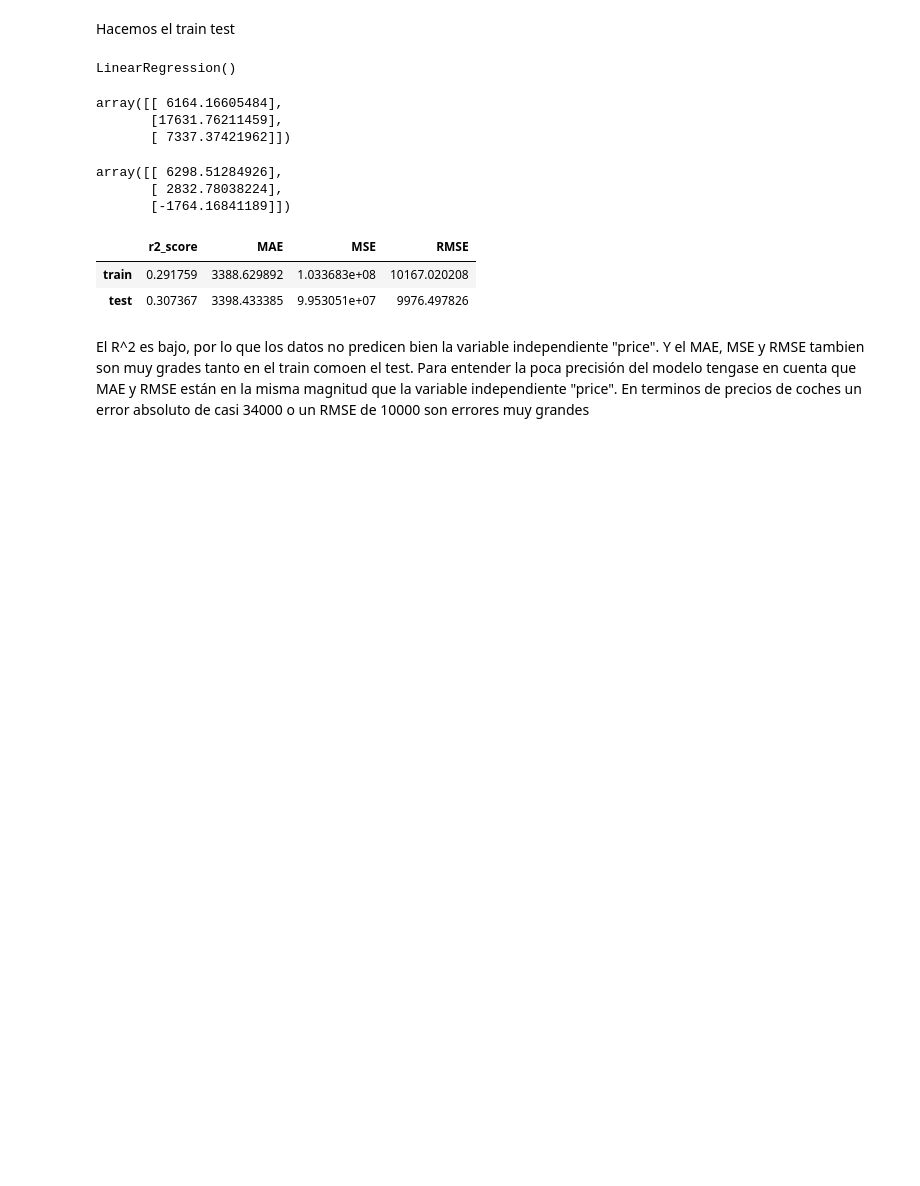
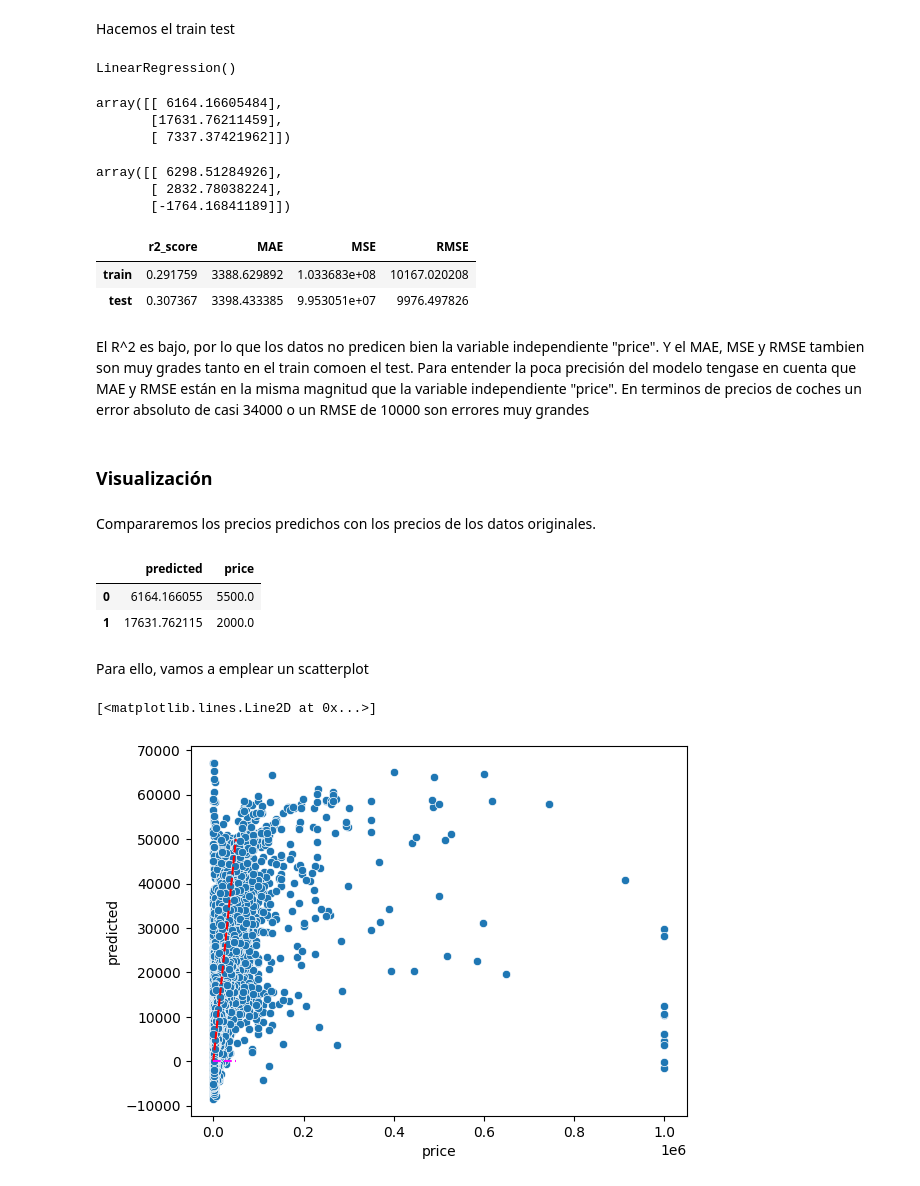
Before and after one commit to Rcm89/laboratorio-modulo7-leccion01-eda-nulos, a Jupyter notebook: laboratorio-modulo7-leccion05.ipynb, the cells around one changed output. Drawn from its saved outputs; the diff is of its cells as text; code cells hidden in the pictures; blank space fills up the shorter version.

```diff
--- a/laboratorio-modulo7-leccion05.ipynb
+++ b/laboratorio-modulo7-leccion05.ipynb
@@ -97,3 +97,27 @@ pd.DataFrame(metricas).T
 | test | 0.307367 | 3398.433385 | 9.953051e+07 | 9976.497826 |
 # %% [markdown]
 El R^2 es bajo, por lo que los datos no predicen bien la variable independiente "price". Y el MAE, MSE y RMSE tambien son muy grades tanto en el train comoen el test. Para entender la poca precisión del modelo tengase en cuenta que MAE y RMSE están en la misma magnitud que la variable independiente "price". En terminos de precios de coches un error absoluto de casi 34000 o un RMSE de 10000 son errores muy grandes
+# %% [markdown]
+### Visualización
+# %% [markdown]
+Compararemos los precios predichos con los precios de los datos originales.
+# %%
+y_train.reset_index(inplace= True)
+df_predicted = pd.DataFrame(y_train_pred)
+df_predicted.rename(columns = {0:"predicted"}, inplace=True)
+df_precios = pd.concat([df_predicted, y_train], axis=1)
+df_precios.drop(columns = "index", inplace= True)
+df_precios.head(2)
+# %% [output]
+|  | predicted | price |
+| 0 | 6164.166055 | 5500.0 |
+| 1 | 17631.762115 | 2000.0 |
+# %% [markdown]
+Para ello, vamos a emplear un scatterplot
+# %%
+sns.scatterplot(df_precios, x="price", y="predicted")
+plt.plot([0,50000], [0,50000], color="red", ls = '--')
+plt.plot([0,50000], [0,0], color="magenta", ls = '--')
+# %% [output]
+[<matplotlib.lines.Line2D at 0x...>]
+[figure, added]
```
Also changed, not shown: parts of 2 cells of this notebook, 7 other files.
